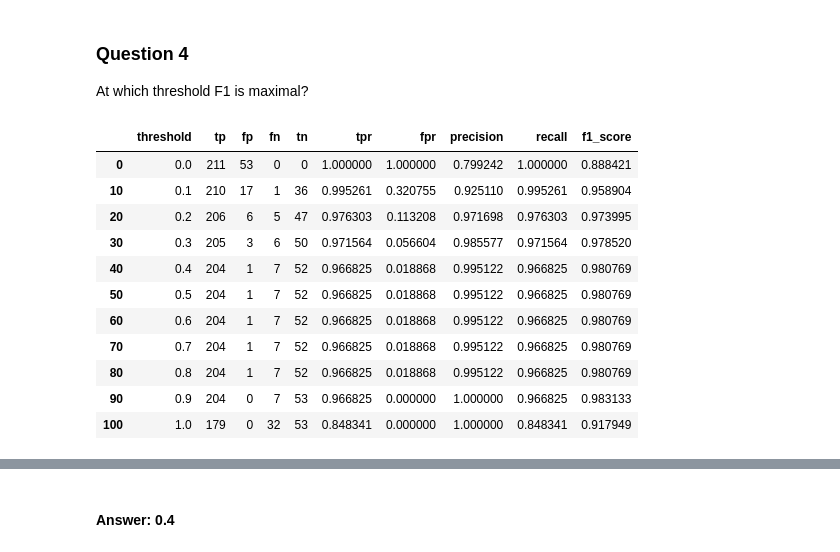
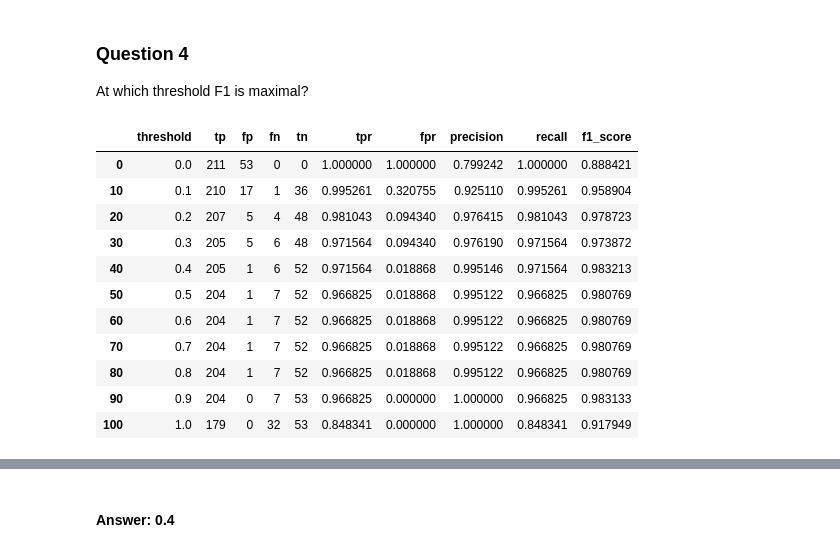
Before and after one commit to rizdiaprilian/MLZoomcamp_2022, a Jupyter notebook: 04_evaluation/Homework_week4.ipynb, the cells around one changed output, grey strips where cells are left out. Cells and saved outputs as stored; diff of their text form; code cells hidden in the pictures.

```diff
--- a/04_evaluation/Homework_week4.ipynb
+++ b/04_evaluation/Homework_week4.ipynb
@@ -70,4 +74,4 @@ Name: selfemp, dtype: int64
 # %%
-for x in ['card','owner','selfemp']:
+for x in ['card']:
     df[x] = np.where(df[x] == 'yes', 1, 0)
 # %%
@@ -297,15 +320,15 @@ plt.show()
 
 At which threshold F1 is maximal?
 # %%
-df_scores['f1_score'] = 2 * df_scores['precision'] * df_scores['recall'] / (df_scores['precision'] + df_scores['recall'])
+df_scores['f1_score'] = 2 * (df_scores['precision'] * df_scores['recall']) / (df_scores['precision'] + df_scores['recall'])
 df_scores[::10]
 # %% [output]
 |  | threshold | tp | fp | fn | tn | tpr | fpr | precision | recall | f1_score |
 | 0 | 0.0 | 211 | 53 | 0 | 0 | 1.000000 | 1.000000 | 0.799242 | 1.000000 | 0.888421 |
 | 10 | 0.1 | 210 | 17 | 1 | 36 | 0.995261 | 0.320755 | 0.925110 | 0.995261 | 0.958904 |
-| 20 | 0.2 | 206 | 6 | 5 | 47 | 0.976303 | 0.113208 | 0.971698 | 0.976303 | 0.973995 |
-| 30 | 0.3 | 205 | 3 | 6 | 50 | 0.971564 | 0.056604 | 0.985577 | 0.971564 | 0.978520 |
-| 40 | 0.4 | 204 | 1 | 7 | 52 | 0.966825 | 0.018868 | 0.995122 | 0.966825 | 0.980769 |
+| 20 | 0.2 | 207 | 5 | 4 | 48 | 0.981043 | 0.094340 | 0.976415 | 0.981043 | 0.978723 |
+| 30 | 0.3 | 205 | 5 | 6 | 48 | 0.971564 | 0.094340 | 0.976190 | 0.971564 | 0.973872 |
+| 40 | 0.4 | 205 | 1 | 6 | 52 | 0.971564 | 0.018868 | 0.995146 | 0.971564 | 0.983213 |
 | 50 | 0.5 | 204 | 1 | 7 | 52 | 0.966825 | 0.018868 | 0.995122 | 0.966825 | 0.980769 |
 | 60 | 0.6 | 204 | 1 | 7 | 52 | 0.966825 | 0.018868 | 0.995122 | 0.966825 | 0.980769 |
 | 70 | 0.7 | 204 | 1 | 7 | 52 | 0.966825 | 0.018868 | 0.995122 | 0.966825 | 0.980769 |
```
Also changed, not shown: parts of 19 cells of this notebook.
